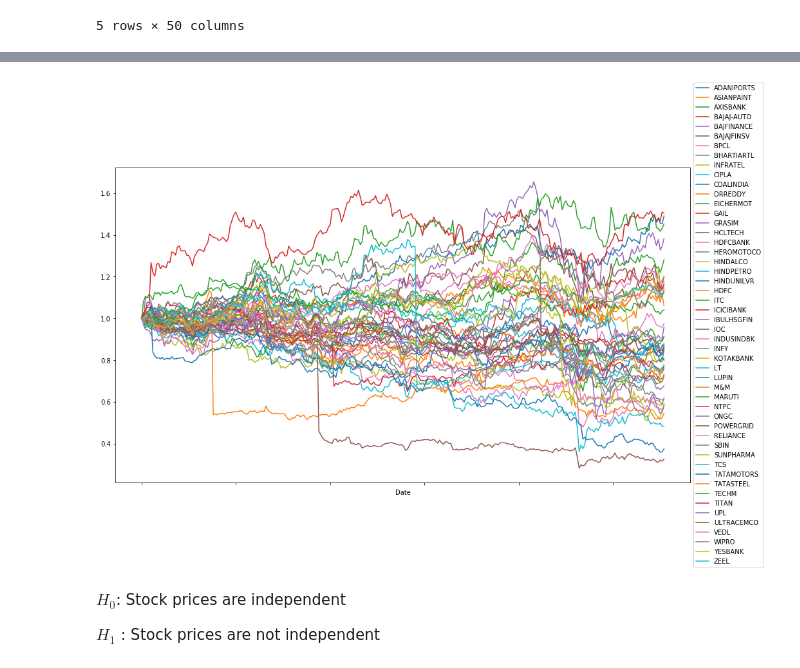
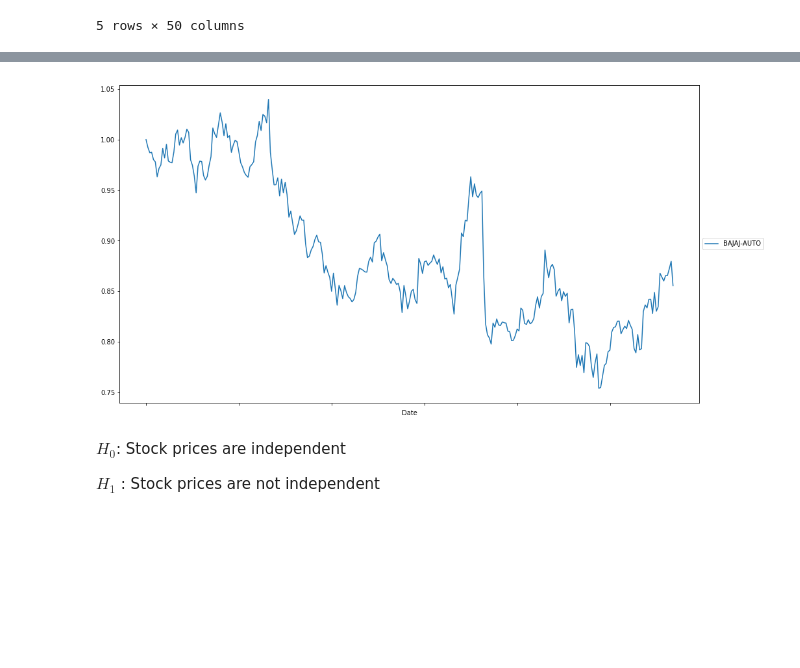
Before and after one commit to magnacore/NIFTY50-52-week-Correlation-Analysis, a Jupyter notebook: NIFTY50 Correlation 52 week/NIFTY50 Correlation Matrix.ipynb, the cells around one changed output, grey strips where cells are left out. Saved outputs shown, nothing was run; the diff lists cells and outputs as text; code cells hidden in the pictures; blank space fills up the shorter version.

```diff
--- a/NIFTY50 Correlation 52 week/NIFTY50 Correlation Matrix.ipynb
+++ b/NIFTY50 Correlation 52 week/NIFTY50 Correlation Matrix.ipynb
@@ -249,9 +251,9 @@ daily_percent_change_normalized.tail()
 5 rows × 50 columns
 # %%
-plot_returns = daily_percent_change_normalized.plot(figsize=(16,9));
+plot_returns = daily_percent_change_normalized['BAJAJ-AUTO'].plot(figsize=(16,9));
 plt.legend(loc='center left', bbox_to_anchor=(1.0, 0.5));
 # %% [output]
-[figure, old version]
+[figure, new version]
 # %% [markdown]
 $H_0$: Stock prices are independent
 
```
Also changed, not shown: parts of 7 cells of this notebook.
